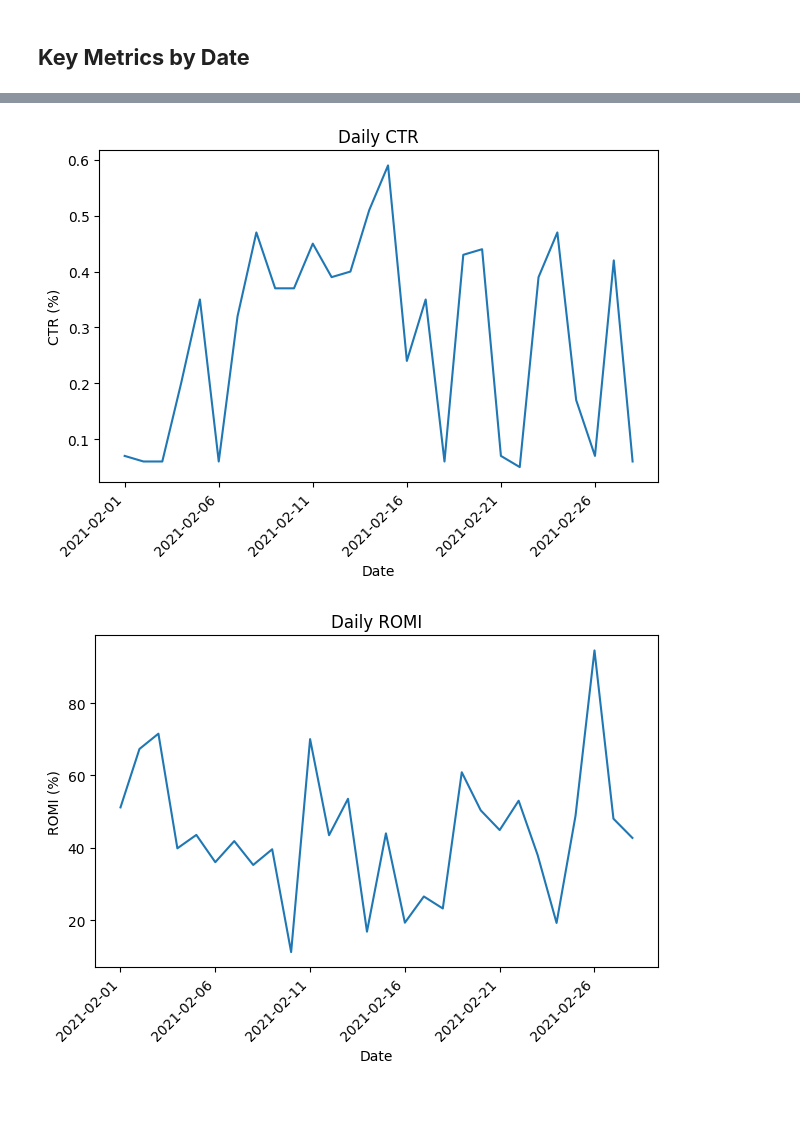
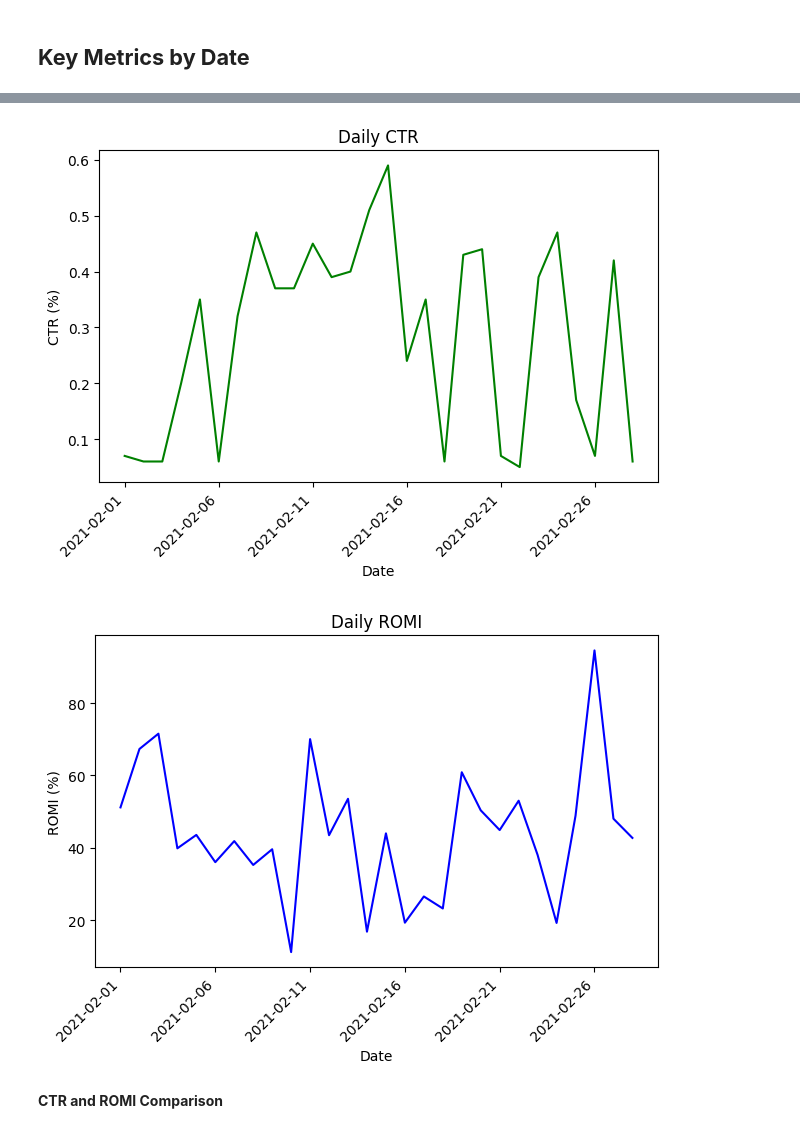
Before and after one commit to cloeyeons/Google-Ads-Simulation, a Jupyter notebook: google-ads-campaign.ipynb, the cells around one changed output, grey strips where cells are left out. Drawn from its saved outputs; the diff is of its cells as text; code cells hidden in the pictures; blank space fills up the shorter version.

```diff
--- a/google-ads-campaign.ipynb
+++ b/google-ads-campaign.ipynb
@@ -29,7 +30,3 @@ Data columns (total 11 columns):
 dtypes: float64(2), int64(6), object(3)
 memory usage: 26.6+ KB
 None
-# %%
-camp = camp.drop_duplicates()
-camp["campaign_name"] = camp["campaign_name"].str.lower()
-camp.head()
@@ -47,22 +58,0 @@ camp.head()
-# %%
-def kpis(df, group_by_col):
-    report = df.groupby(group_by_col).agg({
-        'impressions': 'sum',
-        'clicks': 'sum',
-        'mark_spent': 'sum',
-        'leads': 'sum',
-        'orders': 'sum',
-        'revenue': 'sum',
-    })
-
-    report['CTR (%)'] = (report['clicks'] / report['impressions'] * 100).round(2)
-    report['CPC ($)'] = (report['mark_spent'] / report['clicks']).round(2)
-    report['CPL ($)'] = (report['mark_spent'] / report['leads']).round(2)
-    report['CAC ($)'] = (report['mark_spent'] / report['orders']).round(2)
-    report['AOV ($)'] = (report['revenue'] / report['orders']).round(2)
-    report['ROAS (%)'] = (report['revenue'] / report['mark_spent'] * 100).round(2)
-    report['ROMI (%)'] = ((report['revenue'] - report['mark_spent']) / report['mark_spent'] * 100).round(2)
-
-    kpi_cols = ['CTR (%)', 'CPC ($)', 'CPL ($)', 'CAC ($)', 'AOV ($)', 'ROAS (%)', 'ROMI (%)']
-
-    return report[kpi_cols]
@@ -187,18 +254,18 @@ date_met
 | 2021-02-28 | 0.06 | 8.82 | 523.16 | 4104.82 | 5858.77 | 142.73 | 42.73 |
 # %%
 # CTR by date
-date_met['CTR (%)'].plot(kind = 'line')
+date_met['CTR (%)'].plot(kind = 'line', color = 'green')
 plt.title('Daily CTR')
 plt.xlabel('Date')
 plt.ylabel('CTR (%)')
 plt.xticks(rotation = 45, ha = 'right')
 plt.tight_layout()
 plt.show()
 # %% [output]
-[figure, old version]
+[figure, new version]
 # %%
 # ROMI by date
-date_met['ROMI (%)'].plot(kind = 'line')
+date_met['ROMI (%)'].plot(kind = 'line', color = 'blue')
 plt.title('Daily ROMI')
 plt.xlabel('Date')
 plt.ylabel('ROMI (%)')
@@ -206,5 +273,7 @@ plt.xticks(rotation = 45, ha = 'right')
 plt.tight_layout()
 plt.show()
 # %% [output]
-[figure, old version]
+[figure, new version]
+# %% [markdown]
+**CTR and ROMI Comparison**
 # %%
```
Also changed, not shown: parts of 31 cells of this notebook.
